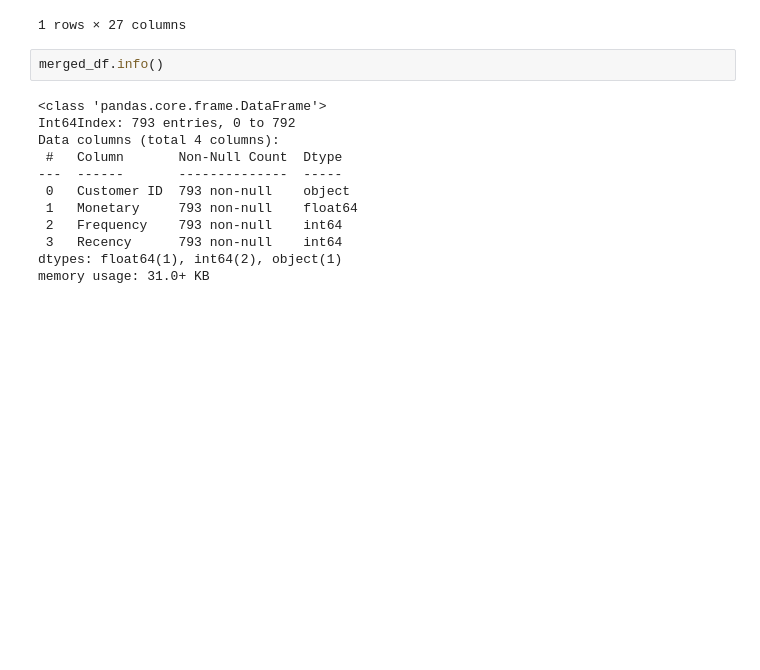
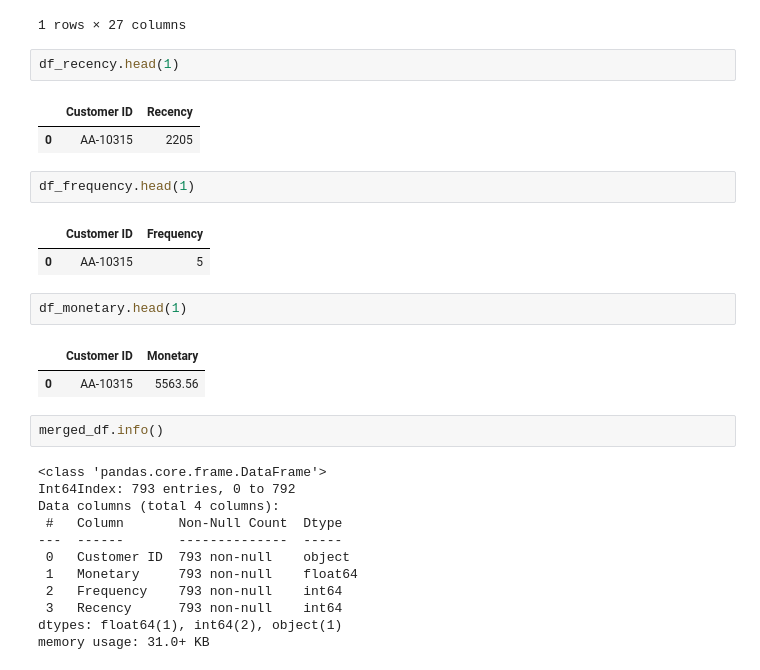
Before and after one commit to sfdatade/e_commerce_project, a Jupyter notebook: e_commerce_playground.ipynb, the cells around one changed output. Cells and saved outputs as stored; diff of their text form; blank space fills up the shorter version.

```diff
--- a/e_commerce_playground.ipynb
+++ b/e_commerce_playground.ipynb
@@ -285,6 +293,21 @@ df.head(1)
 |  | Row ID | Order ID | Order Date | Ship Date | Ship Mode | Customer ID | Customer Name | Segment | Country | ... |
 | 0 | 1 | CA-2016-152156 | 2016-11-08 | 11/11/2016 | Second Class | CG-12520 | Claire Gute | Consumer | United States | ... |
 1 rows × 27 columns
+# %%
+df_recency.head(1)
+# %% [output]
+|  | Customer ID | Recency |
+| 0 | AA-10315 | 2205 |
+# %%
+df_frequency.head(1)
+# %% [output]
+|  | Customer ID | Frequency |
+| 0 | AA-10315 | 5 |
+# %%
+df_monetary.head(1)
+# %% [output]
+|  | Customer ID | Monetary |
+| 0 | AA-10315 | 5563.56 |
 # %%
 merged_df.info()
 # %% [output]
```
Also changed, not shown: parts of 4 cells of this notebook.
